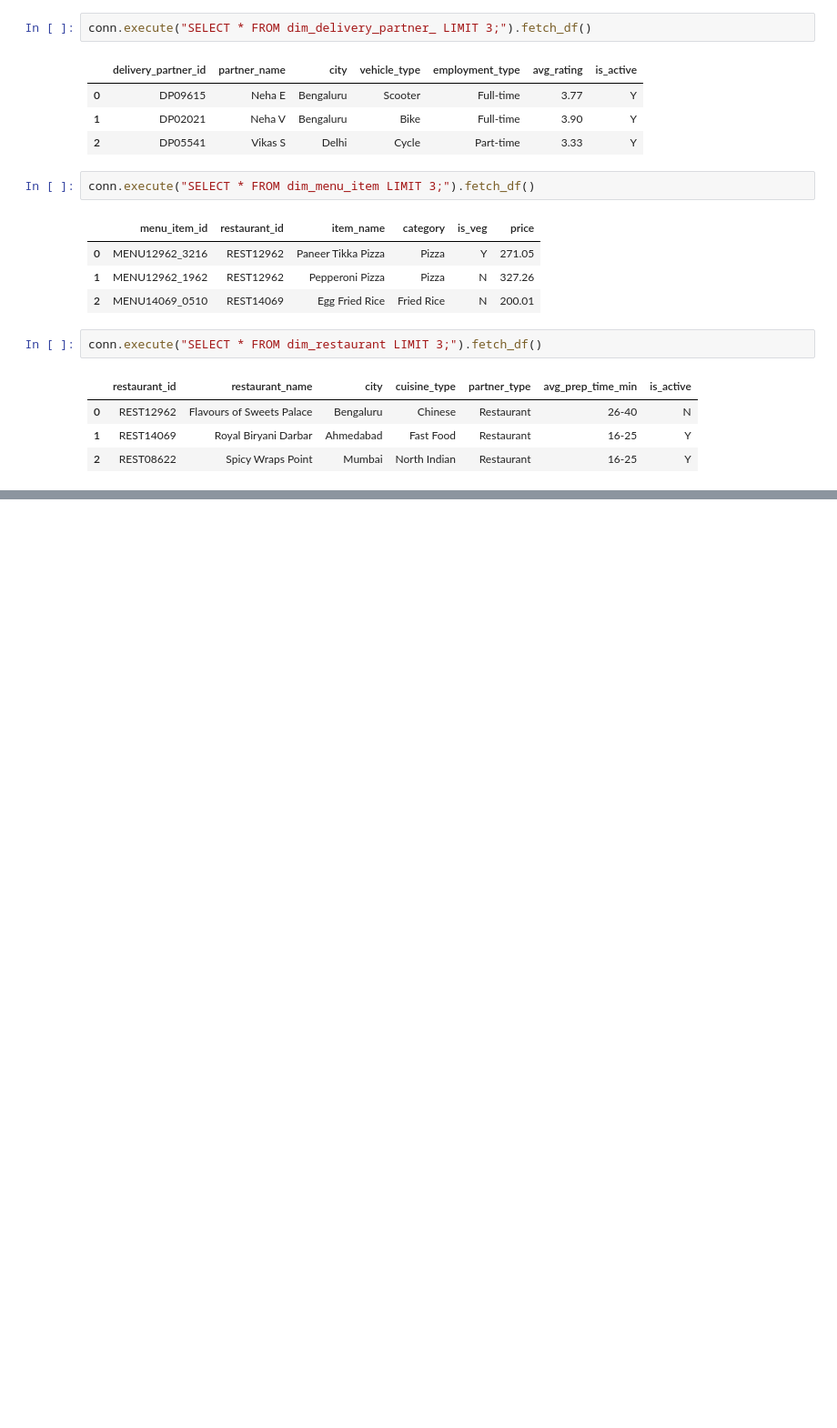
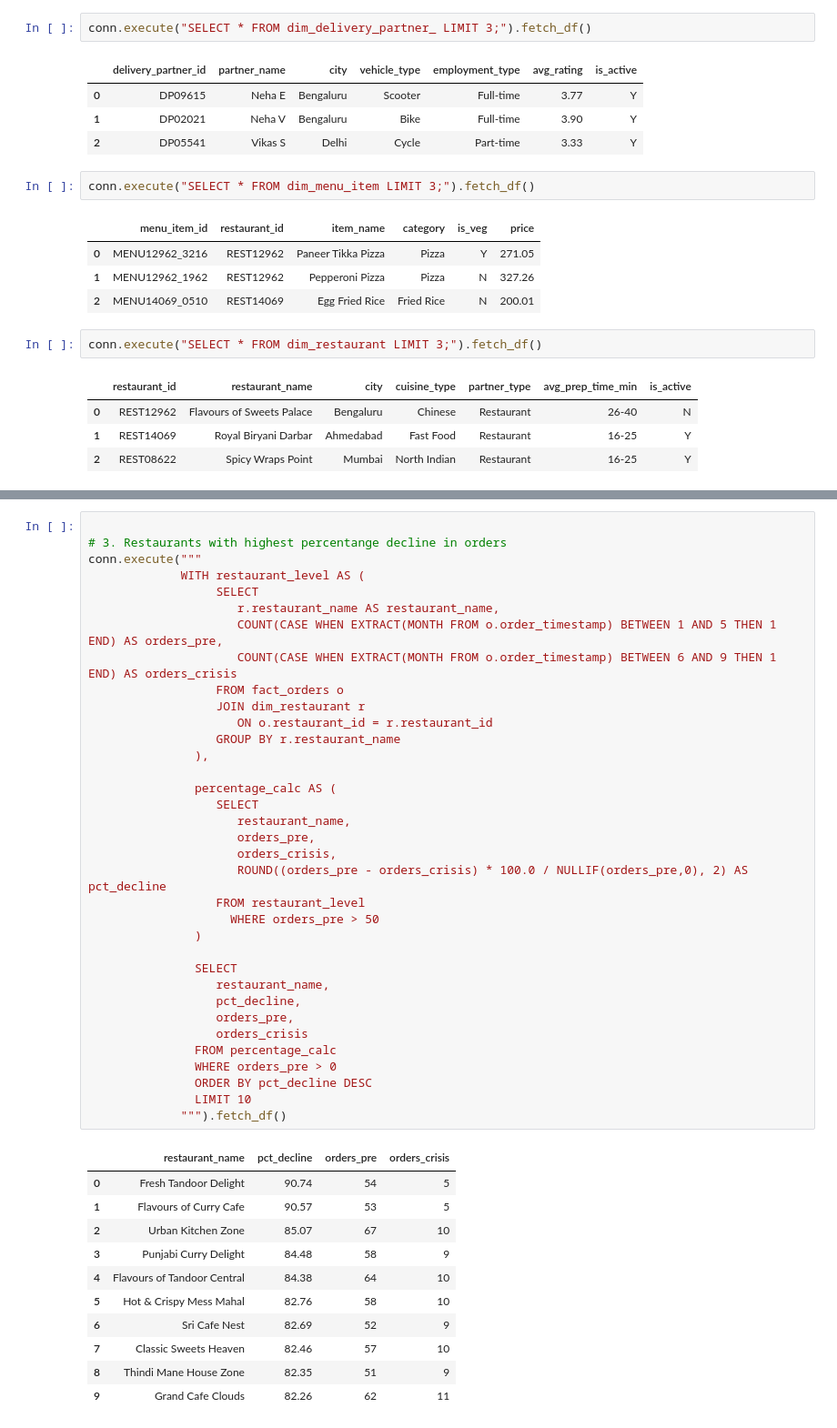
Before and after one commit to Joyan9/Crisis-Recovery-Data-Analytics-Project, a Jupyter notebook: EDA.ipynb, the cells around one changed output, grey strips where cells are left out. Shown at 91% size. Saved outputs shown, nothing was run; the diff lists cells and outputs as text; blank space fills up the shorter version.

```diff
--- a/EDA.ipynb
+++ b/EDA.ipynb
@@ -120,0 +234,47 @@ conn.execute("SELECT * FROM dim_restaurant LIMIT 3;").fetch_df()
+# %%
+
+# 3. Restaurants with highest percentange decline in orders
+conn.execute("""
+             WITH restaurant_level AS (
+                  SELECT
+                     r.restaurant_name AS restaurant_name,
+                     COUNT(CASE WHEN EXTRACT(MONTH FROM o.order_timestamp) BETWEEN 1 AND 5 THEN 1 END) AS orders_pre,
+                     COUNT(CASE WHEN EXTRACT(MONTH FROM o.order_timestamp) BETWEEN 6 AND 9 THEN 1 END) AS orders_crisis
+                  FROM fact_orders o
+                  JOIN dim_restaurant r
+                     ON o.restaurant_id = r.restaurant_id
+                  GROUP BY r.restaurant_name
+               ),
+
+               percentage_calc AS (
+                  SELECT
+                     restaurant_name,
+                     orders_pre,
+                     orders_crisis,
+                     ROUND((orders_pre - orders_crisis) * 100.0 / NULLIF(orders_pre,0), 2) AS pct_decline
+                  FROM restaurant_level
+                    WHERE orders_pre > 50
+               )
+
+               SELECT
+                  restaurant_name,
+                  pct_decline,
+                  orders_pre,
+                  orders_crisis
+               FROM percentage_calc
+               WHERE orders_pre > 0
+               ORDER BY pct_decline DESC
+               LIMIT 10
+             """).fetch_df()
+# %% [output]
+|  | restaurant_name | pct_decline | orders_pre | orders_crisis |
+| 0 | Fresh Tandoor Delight | 90.74 | 54 | 5 |
+| 1 | Flavours of Curry Cafe | 90.57 | 53 | 5 |
+| 2 | Urban Kitchen Zone | 85.07 | 67 | 10 |
+| 3 | Punjabi Curry Delight | 84.48 | 58 | 9 |
+| 4 | Flavours of Tandoor Central | 84.38 | 64 | 10 |
+| 5 | Hot & Crispy Mess Mahal | 82.76 | 58 | 10 |
+| 6 | Sri Cafe Nest | 82.69 | 52 | 9 |
+| 7 | Classic Sweets Heaven | 82.46 | 57 | 10 |
+| 8 | Thindi Mane House Zone | 82.35 | 51 | 9 |
+| 9 | Grand Cafe Clouds | 82.26 | 62 | 11 |
```
Also changed, not shown: parts of 13 cells of this notebook, 2 other files.
